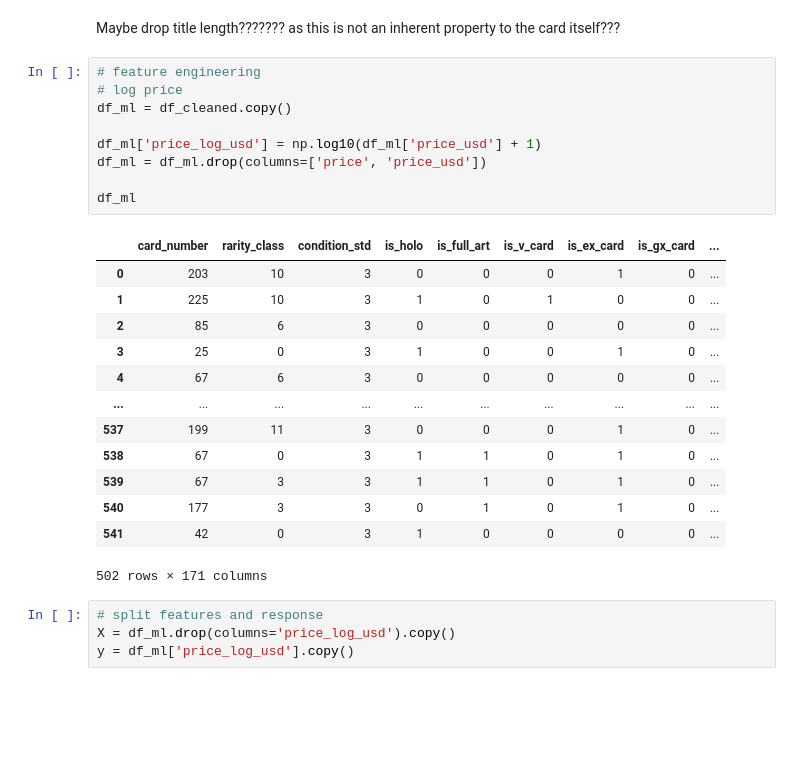
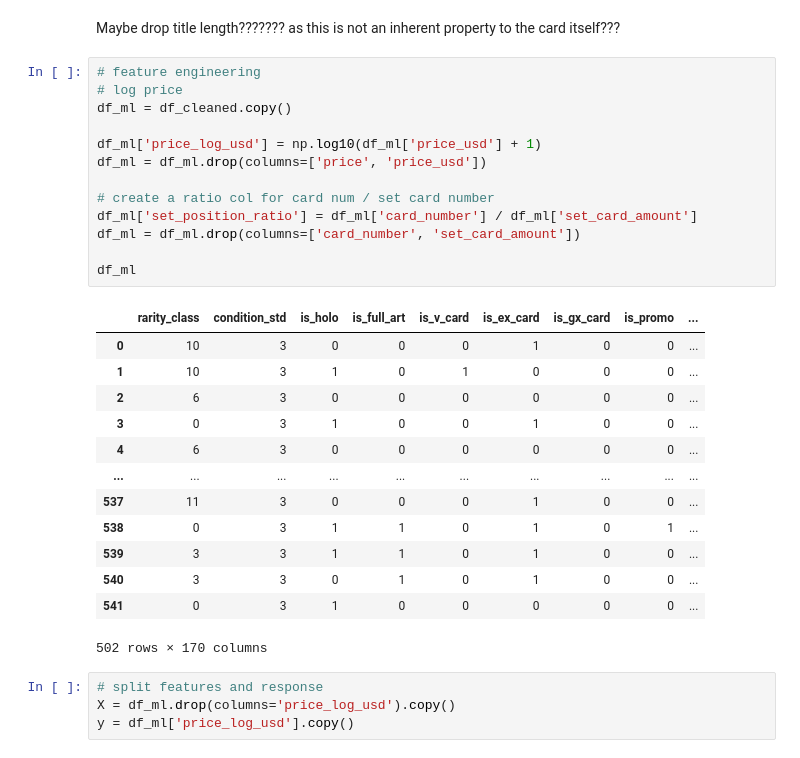
Before and after one commit to morgan1461/pokemon-card-price-predictor, a Jupyter notebook: model.ipynb, the cells around one changed output. Drawn from its saved outputs; the diff is of its cells as text; blank space fills up the shorter version.

```diff
--- a/model.ipynb
+++ b/model.ipynb
@@ -231,26 +232,30 @@ Maybe drop title length??????? as this is not an inherent property to the card i
 # %%
 # feature engineering
 # log price
 df_ml = df_cleaned.copy()
 
 df_ml['price_log_usd'] = np.log10(df_ml['price_usd'] + 1)
 df_ml = df_ml.drop(columns=['price', 'price_usd'])
 
+# create a ratio col for card num / set card number
+df_ml['set_position_ratio'] = df_ml['card_number'] / df_ml['set_card_amount']
+df_ml = df_ml.drop(columns=['card_number', 'set_card_amount'])
+
 df_ml
 # %% [output]
-|  | card_number | rarity_class | condition_std | is_holo | is_full_art | is_v_card | is_ex_card | is_gx_card | ... |
-| 0 | 203 | 10 | 3 | 0 | 0 | 0 | 1 | 0 | ... |
-| 1 | 225 | 10 | 3 | 1 | 0 | 1 | 0 | 0 | ... |
-| 2 | 85 | 6 | 3 | 0 | 0 | 0 | 0 | 0 | ... |
-| 3 | 25 | 0 | 3 | 1 | 0 | 0 | 1 | 0 | ... |
-| 4 | 67 | 6 | 3 | 0 | 0 | 0 | 0 | 0 | ... |
+|  | rarity_class | condition_std | is_holo | is_full_art | is_v_card | is_ex_card | is_gx_card | is_promo | ... |
+| 0 | 10 | 3 | 0 | 0 | 0 | 1 | 0 | 0 | ... |
+| 1 | 10 | 3 | 1 | 0 | 1 | 0 | 0 | 0 | ... |
+| 2 | 6 | 3 | 0 | 0 | 0 | 0 | 0 | 0 | ... |
+| 3 | 0 | 3 | 1 | 0 | 0 | 1 | 0 | 0 | ... |
+| 4 | 6 | 3 | 0 | 0 | 0 | 0 | 0 | 0 | ... |
 | ... | ... | ... | ... | ... | ... | ... | ... | ... | ... |
-| 537 | 199 | 11 | 3 | 0 | 0 | 0 | 1 | 0 | ... |
-| 538 | 67 | 0 | 3 | 1 | 1 | 0 | 1 | 0 | ... |
-| 539 | 67 | 3 | 3 | 1 | 1 | 0 | 1 | 0 | ... |
-| 540 | 177 | 3 | 3 | 0 | 1 | 0 | 1 | 0 | ... |
-| 541 | 42 | 0 | 3 | 1 | 0 | 0 | 0 | 0 | ... |
+| 537 | 11 | 3 | 0 | 0 | 0 | 1 | 0 | 0 | ... |
+| 538 | 0 | 3 | 1 | 1 | 0 | 1 | 0 | 1 | ... |
+| 539 | 3 | 3 | 1 | 1 | 0 | 1 | 0 | 0 | ... |
+| 540 | 3 | 3 | 0 | 1 | 0 | 1 | 0 | 0 | ... |
+| 541 | 0 | 3 | 1 | 0 | 0 | 0 | 0 | 0 | ... |
-502 rows × 171 columns
+502 rows × 170 columns
 # %%
 # split features and response
 X = df_ml.drop(columns='price_log_usd').copy()
```
Also changed, not shown: parts of 2 cells of this notebook.
